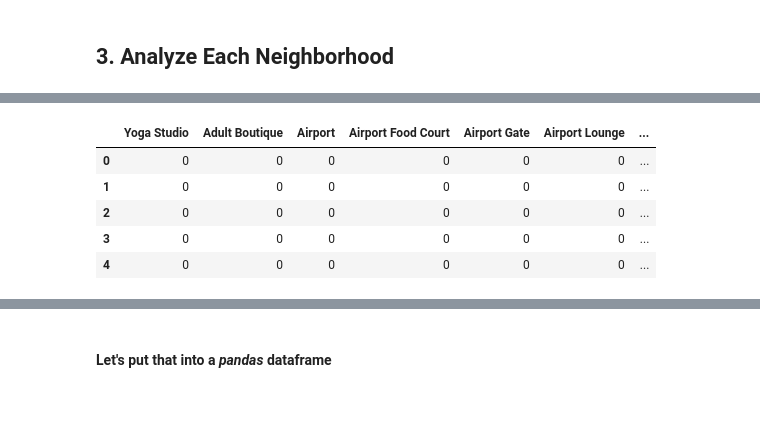
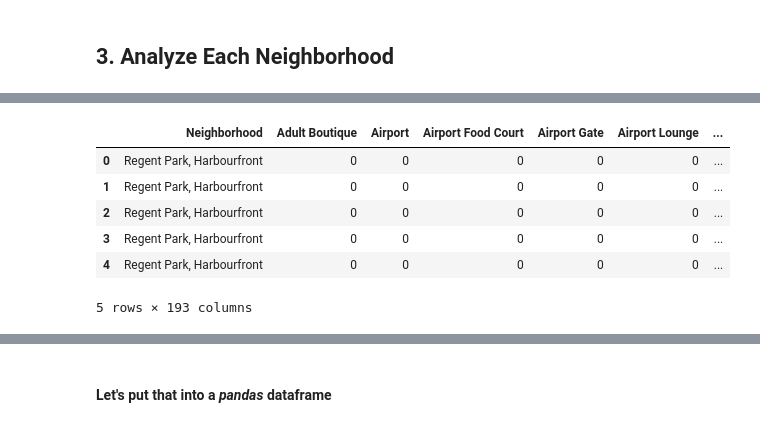
Before and after one commit to o0game0o/capstone_project, a Jupyter notebook: ProjectCapstone.ipynb, the cells around one changed output, grey strips where cells are left out. Saved outputs shown, nothing was run; the diff lists cells and outputs as text; code cells hidden in the pictures.

```diff
--- a/ProjectCapstone.ipynb
+++ b/ProjectCapstone.ipynb
@@ -362,0 +260,6 @@ toronto_venues.groupby('Neighborhood').count()
+# %%
+count_coffee_shop.columns = ['Neighborhood', 'Count CoffeeShop&Cafe']
+# %%
+temp = count_coffee_shop.sort_values(by='Count CoffeeShop&Cafe').reset_index(drop =True)
+# %%
+Neighborhood_list = temp.loc[0:20]['Neighborhood'].tolist()
@@ -368,0 +331,2 @@ There are 237 uniques categories.
+# %%
+select_toronto_venues = toronto_venues[toronto_venues['Neighborhood'].isin(Neighborhood_list)]
@@ -369,22 +342,17 @@ There are 237 uniques categories.
 # %%
 # one hot encoding
-toronto_onehot = pd.get_dummies(toronto_venues[['Venue Category']], prefix="", prefix_sep="")
-
-# add neighborhood column back to dataframe
-toronto_onehot['Neighborhood'] = toronto_venues['Neighborhood']
-
-# move neighborhood column to the first column
-fixed_columns = [toronto_onehot.columns[-1]] + list(toronto_onehot.columns[:-1])
-toronto_onehot = toronto_onehot[fixed_columns]
+toronto_onehot = pd.get_dummies(select_toronto_venues[['Venue Category']], prefix="", prefix_sep="")
+toronto_onehot = pd.concat([select_toronto_venues['Neighborhood'],toronto_onehot],axis = 1)
 
 toronto_onehot.head()
 # %% [output]
-|  | Yoga Studio | Adult Boutique | Airport | Airport Food Court | Airport Gate | Airport Lounge | ... |
-| 0 | 0 | 0 | 0 | 0 | 0 | 0 | ... |
-| 1 | 0 | 0 | 0 | 0 | 0 | 0 | ... |
-| 2 | 0 | 0 | 0 | 0 | 0 | 0 | ... |
-| 3 | 0 | 0 | 0 | 0 | 0 | 0 | ... |
-| 4 | 0 | 0 | 0 | 0 | 0 | 0 | ... |
+|  | Neighborhood | Adult Boutique | Airport | Airport Food Court | Airport Gate | Airport Lounge | ... |
+| 0 | Regent Park, Harbourfront | 0 | 0 | 0 | 0 | 0 | ... |
+| 1 | Regent Park, Harbourfront | 0 | 0 | 0 | 0 | 0 | ... |
+| 2 | Regent Park, Harbourfront | 0 | 0 | 0 | 0 | 0 | ... |
+| 3 | Regent Park, Harbourfront | 0 | 0 | 0 | 0 | 0 | ... |
+| 4 | Regent Park, Harbourfront | 0 | 0 | 0 | 0 | 0 | ... |
+5 rows × 193 columns
 # %%
 toronto_onehot.shape
 # %% [output]
```
Also changed, not shown: parts of 70 cells of this notebook, 10 other files.
